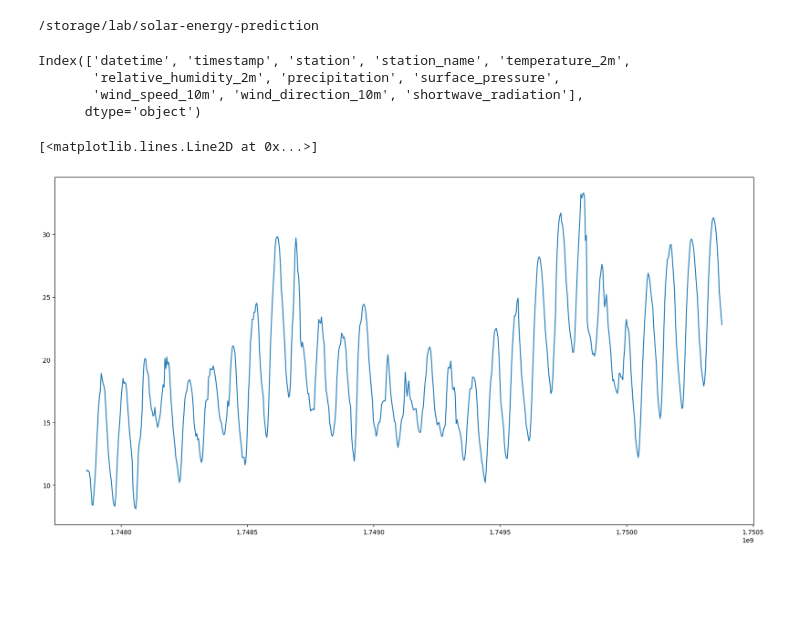
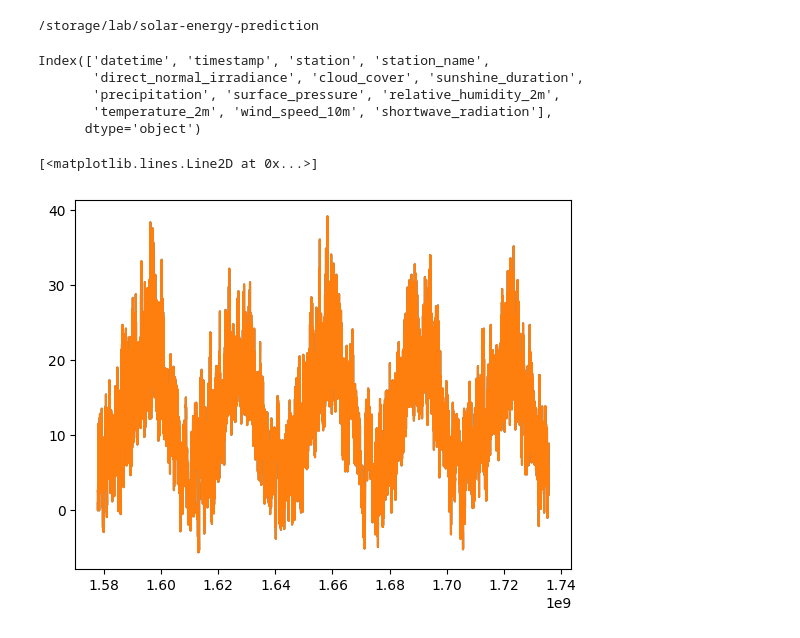
Before and after one commit to samir-adh/solar-energy-prediction, a Jupyter notebook: notebooks/plot_weather_data.ipynb, the cells around one changed output. Drawn from its saved outputs; the diff is of its cells as text; code cells hidden in the pictures; blank space fills up the shorter version.

```diff
--- a/notebooks/plot_weather_data.ipynb
+++ b/notebooks/plot_weather_data.ipynb
@@ -4,23 +4,24 @@
 /storage/lab/solar-energy-prediction
 # %%
 import pandas as pd
-paris = pd.read_csv("data/weather/paris_hourly.csv")
+paris = pd.read_csv("data/raw/weather/paris_hourly.csv")
 paris.columns
 # %% [output]
-Index(['datetime', 'timestamp', 'station', 'station_name', 'temperature_2m',
-       'relative_humidity_2m', 'precipitation', 'surface_pressure',
-       'wind_speed_10m', 'wind_direction_10m', 'shortwave_radiation'],
+Index(['datetime', 'timestamp', 'station', 'station_name',
+       'direct_normal_irradiance', 'cloud_cover', 'sunshine_duration',
+       'precipitation', 'surface_pressure', 'relative_humidity_2m',
+       'temperature_2m', 'wind_speed_10m', 'shortwave_radiation'],
       dtype='object')
 # %%
 import matplotlib.pyplot as plt
 from src.collect_data.timeutils import date_to_int
 t = map(lambda x: date_to_int(x),paris['datetime'])
 t = list(t)
-plt.figure(figsize=(20,10))
 plt.plot(t, paris["temperature_2m"])
+plt.plot(t, paris["temperature_2m"])
 # %% [output]
 [<matplotlib.lines.Line2D at 0x...>]
-[figure, old version]
+[figure, new version]
 # %%
 time = paris['datetime']
 time.head()
```
Also changed, not shown: parts of 3 cells of this notebook, 25 other files.
